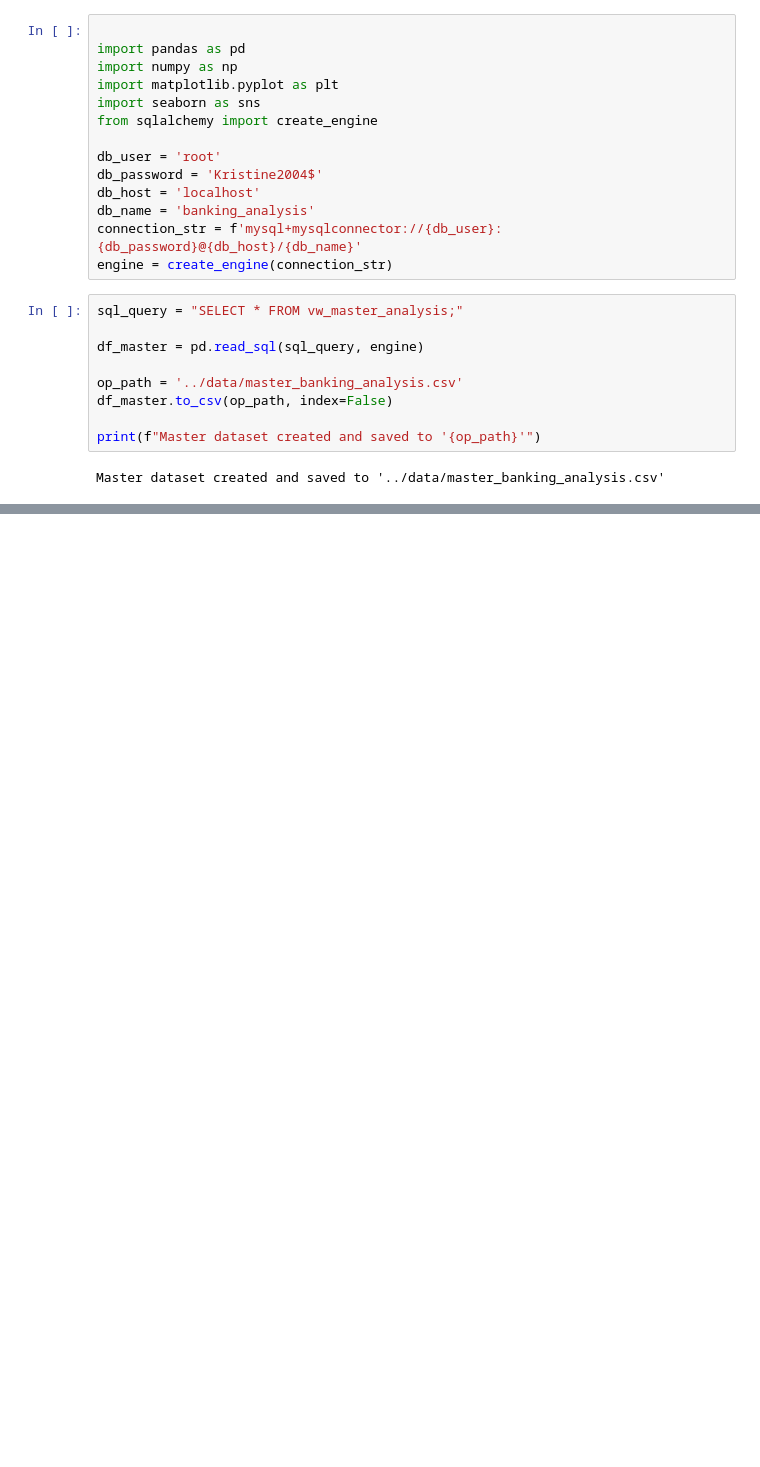
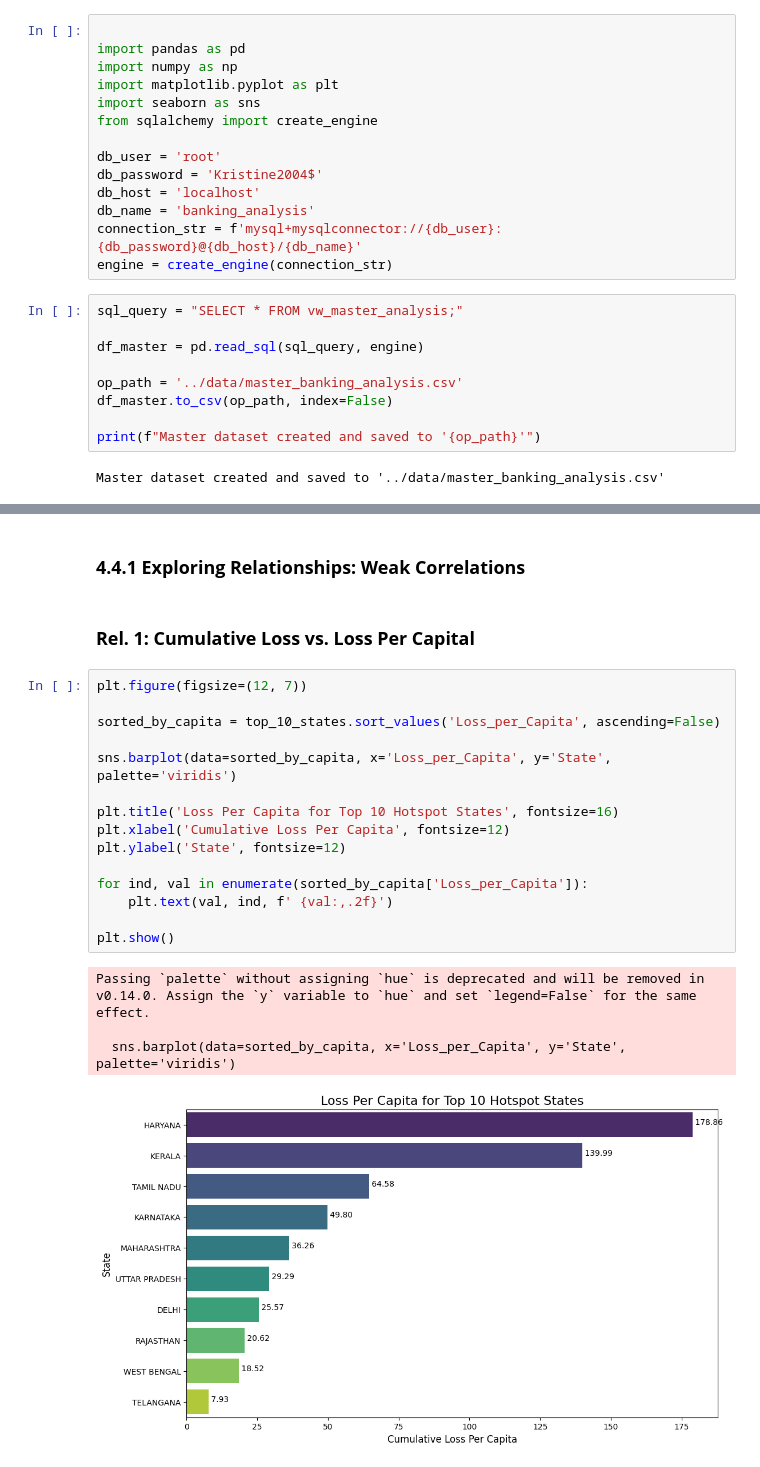
Before and after one commit to Krist-ine/banking_loss_analysis, a Jupyter notebook: notebooks/04_enriched_EDA.ipynb, the cells around one changed output, grey strips where cells are left out. Cells and saved outputs as stored; diff of their text form; blank space fills up the shorter version.

```diff
--- a/notebooks/04_enriched_EDA.ipynb
+++ b/notebooks/04_enriched_EDA.ipynb
@@ -49,0 +123,24 @@ memory usage: 6.7+ KB
+# %% [markdown]
+### **4.4.1 Exploring Relationships: Weak Correlations**
+# %% [markdown]
+### **Rel. 1: Cumulative Loss vs. Loss Per Capital**
+# %%
+plt.figure(figsize=(12, 7))
+
+sorted_by_capita = top_10_states.sort_values('Loss_per_Capita', ascending=False)
+
+sns.barplot(data=sorted_by_capita, x='Loss_per_Capita', y='State', palette='viridis')
+
+plt.title('Loss Per Capita for Top 10 Hotspot States', fontsize=16)
+plt.xlabel('Cumulative Loss Per Capita', fontsize=12)
+plt.ylabel('State', fontsize=12)
+
+for ind, val in enumerate(sorted_by_capita['Loss_per_Capita']):
+    plt.text(val, ind, f' {val:,.2f}')
+
+plt.show()
+# %% [output]
+Passing `palette` without assigning `hue` is deprecated and will be removed in v0.14.0. Assign the `y` variable to `hue` and set `legend=False` for the same effect.
+
+  sns.barplot(data=sorted_by_capita, x='Loss_per_Capita', y='State', palette='viridis')
+[figure, added]
```
Also changed, not shown: parts of 33 cells of this notebook.
